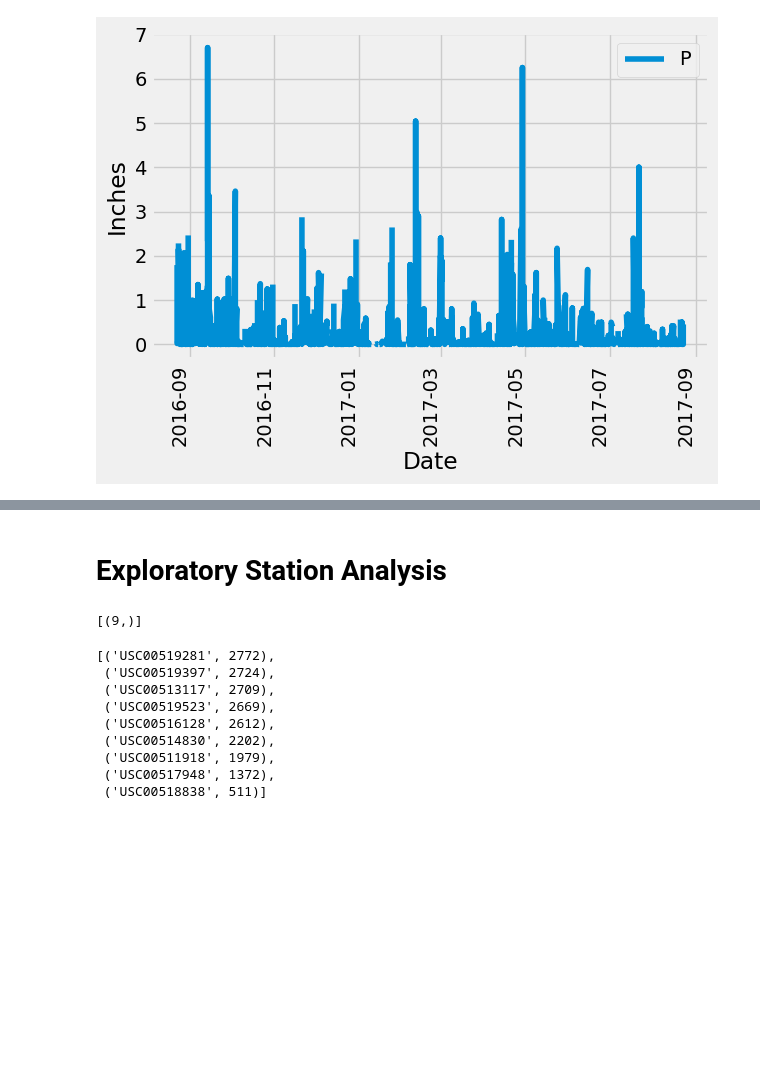
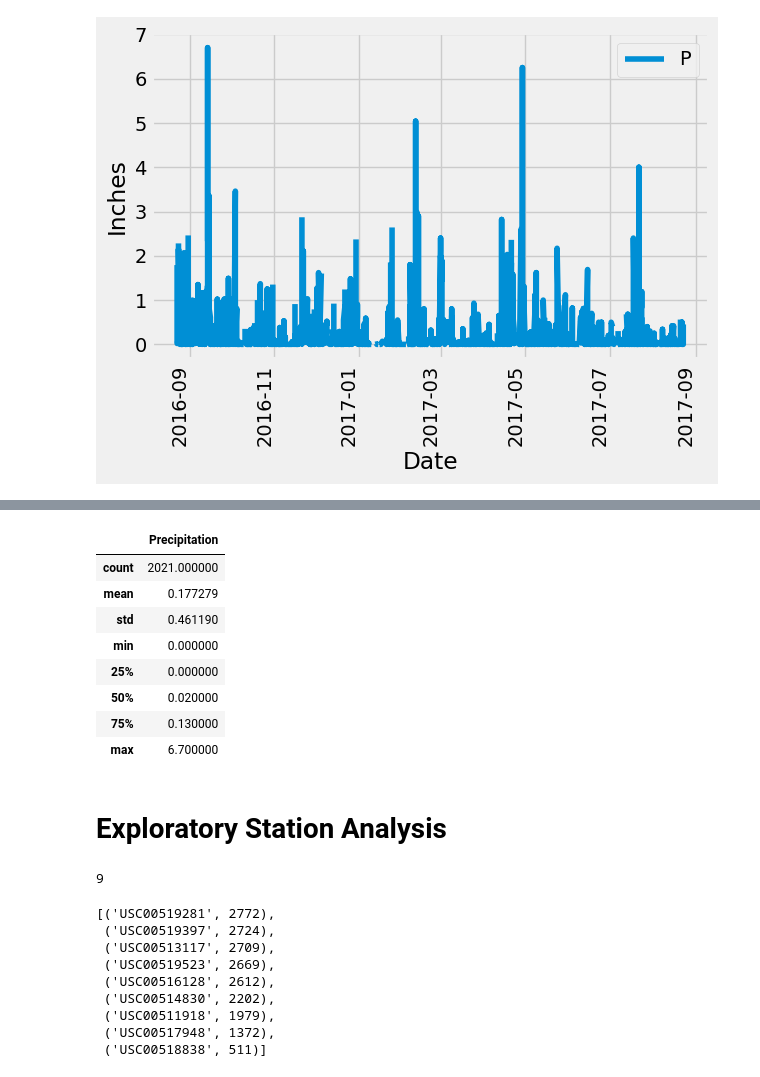
Before and after one commit to nickbrannum02/sqlalchemy-challenge, a Jupyter notebook: Starter_Code/climate_starter.ipynb, the cells around one changed output, grey strips where cells are left out. Cells and saved outputs as stored; diff of their text form; code cells hidden in the pictures; blank space fills up the shorter version.

```diff
--- a/Starter_Code/climate_starter.ipynb
+++ b/Starter_Code/climate_starter.ipynb
@@ -85,9 +73,35 @@ plt.legend("Precipitation")
+# %%
+# Use Pandas to calculate the summary statistics for the precipitation data
+count = precipitation_df['prcp'].count()
+mean = precipitation_df['prcp'].mean()
+std = precipitation_df['prcp'].std()
+min = precipitation_df['prcp'].min()
+max = precipitation_df['prcp'].max()
+low_qrt = precipitation_df['prcp'].quantile(.25)
+mid_qrt = precipitation_df['prcp'].quantile(.5)
+hi_qrt = precipitation_df['prcp'].quantile(.75)
+
+summary_dict = { 'Precipitation': [count,  mean,  std,  min,  low_qrt,  mid_qrt,  hi_qrt,  max]}
+index = ['count', 'mean', 'std', 'min', '25%', '50%', '75%', 'max']
+summary_df = pd.DataFrame(summary_dict, index=index)
+summary_df
+# %% [output]
+|  | Precipitation |
+| count | 2021.000000 |
+| mean | 0.177279 |
+| std | 0.461190 |
+| min | 0.000000 |
+| 25% | 0.000000 |
+| 50% | 0.020000 |
+| 75% | 0.130000 |
+| max | 6.700000 |
 # %% [markdown]
 # Exploratory Station Analysis
 # %%
 # Design a query to calculate the total number of stations in the dataset
+session.query(stations.station).group_by(stations.station).count()
 # %% [output]
-[(9,)]
+9
 # %%
 # Design a query to find the most active stations (i.e. which stations have the most rows?)
 # List the stations and their counts in descending order.
```
Also changed, not shown: parts of 5 cells of this notebook, 4 other files.
